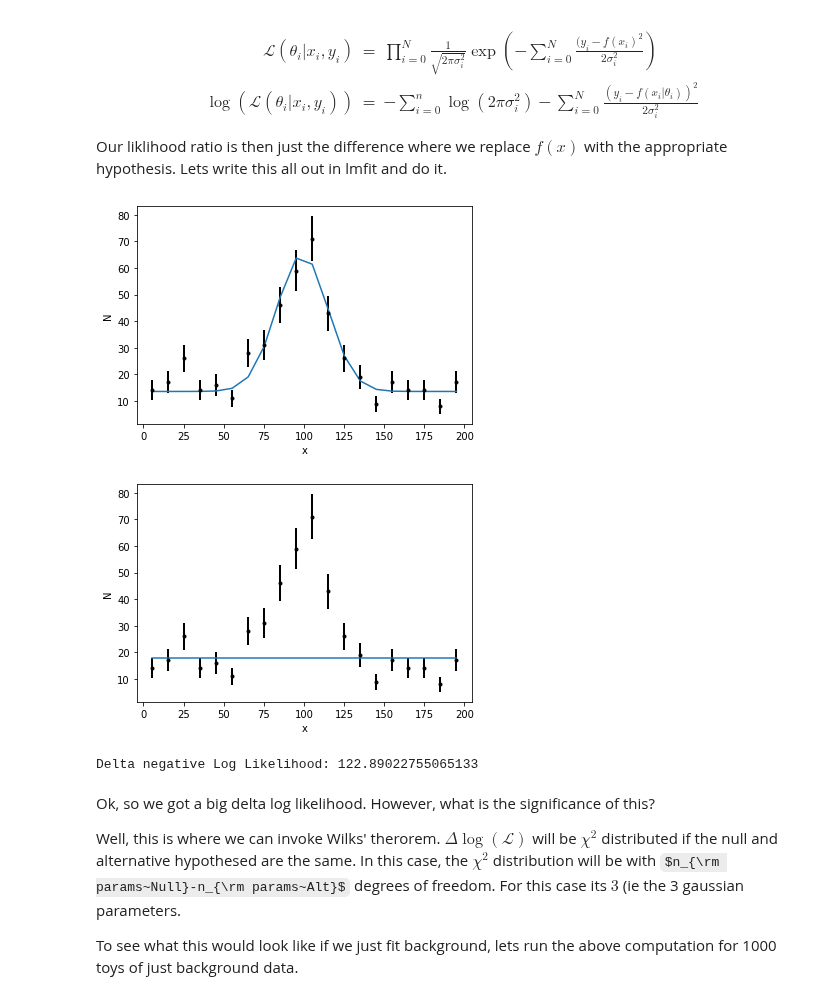
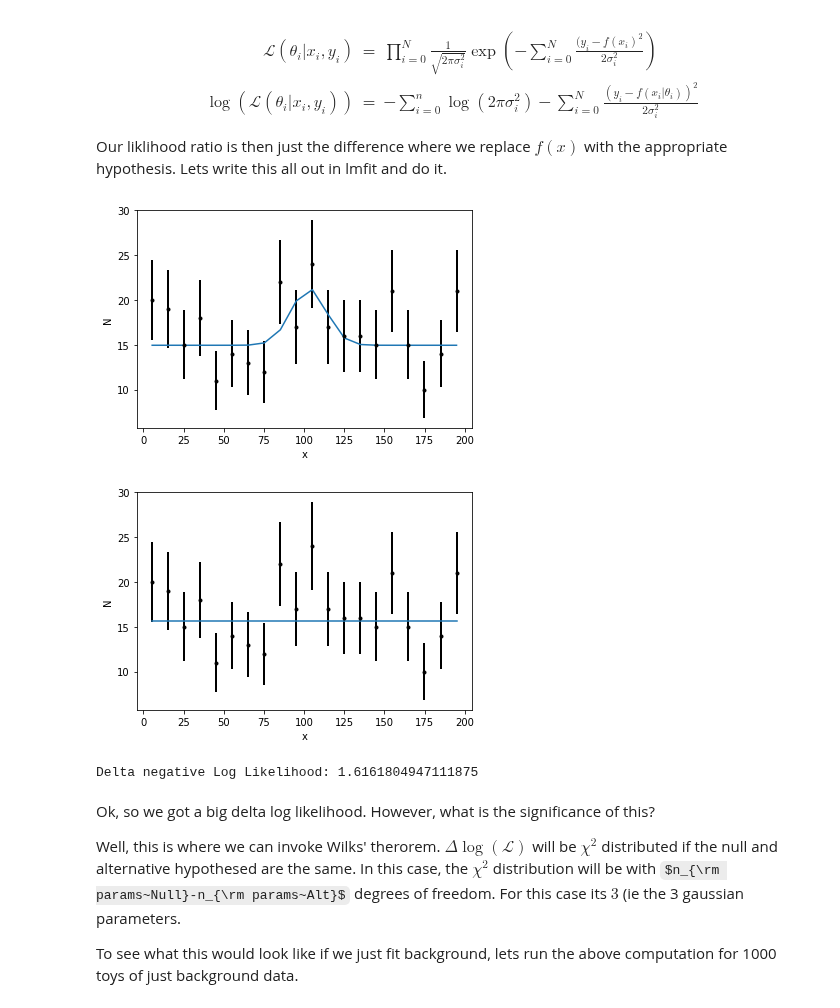
Before and after one commit to MIT-8s50/course, a Jupyter notebook: Lecture8/Lecture08_v1.ipynb, the cells around one changed output. Drawn from its saved outputs; the diff is of its cells as text; code cells hidden in the pictures; some formulas as TeX source.

```diff
--- a/Lecture8/Lecture08_v1.ipynb
+++ b/Lecture8/Lecture08_v1.ipynb
@@ -90,3 +90,23 @@ plt.show()
 ### challenge question
 
 What does $f(x)=\sin(x)$ convoled with a gaussian look like? How does it change by the resolution of the gaussian?
+# %%
+def func(x):
+    return np.sin(x)*x
+
+#now lets plot
+fig, ax = plt.subplots()
+x_in=np.linspace(-10, 15, 100)
+func_out=func(x_in)
+gaus_out=gaussian(x_in)
+conv_out=convolve(gaussian,func,x_in)
+conv2_out=convolve(gaussian,func,x_in,sigma=2)
+
+ax.plot(x_in,func_out,label='sin(x)')
+ax.plot(x_in,gaus_out,label='gaussian')
+ax.plot(x_in,conv_out,label='convolved')
+ax.plot(x_in,conv2_out,label='convolved($\sigma=2$)')
+ax.set(xlabel='x(t)', ylabel='y(t)',title='Convolutions')
+ax.grid()
+plt.legend()
+plt.show()
@@ -93,7 +115,7 @@ What does $f(x)=\sin(x)$ convoled with a gaussian look like? How does it change
 # %%
 #answer
-def sin(x):
-    return np.sin(x)
+def func(x):
+    return np.sin(x)*x
 
 #now lets plot
 fig, ax = plt.subplots()
@@ -972,6 +994,11 @@ def loglikelihoodGaus(isample,mu0=-1,sigma0=-1):
         sigmahat2=sum(sigmahat2)
     val=-n/2*(np.log(2*np.pi*sigmahat2)+1)
     return val
+
+hypoth=loglikelihoodGaus(testSamplesB,0) #compute with a fixed mean of 0
+null  =loglikelihoodGaus(testSamplesB) #compute with mean floating
+val=-2*(hypoth-null)
+print(val)
 
 def sampleGaus(iMean,iNToy=10000):
     ntoys=iNToy
@@ -1015,7 +1043,7 @@ Now lets consider doing our test with a more realistic example. What if we want
 # %%
 #First lets make a data sample and fit it
 bkg = np.random.uniform(0,200, 300)
-sig = np.random.normal (100,15,200)
+sig = np.random.normal (100,15,40)
 data = np.append(sig,bkg)
 y, bin_edges = np.histogram(data, bins=20)
 ys, bin_edges = np.histogram(sig, bins=bin_edges)
@@ -1023,8 +1051,8 @@ yb, bin_edges = np.histogram(bkg, bins=bin_edges)
 
 bin_centers = 0.5*(bin_edges[1:] + bin_edges[:-1])
 plt.errorbar(bin_centers, y,yerr= y**0.5,marker='.',linestyle = 'None', color = 'black')
-plt.errorbar(bin_centers,yb,yerr=ys**0.5,marker='.',linestyle = '-', color = 'red',label='bkg')
-plt.errorbar(bin_centers,ys,yerr=yb**0.5,marker='.',linestyle = '-', color = 'blue',label='signal')
+#plt.errorbar(bin_centers,yb,yerr=ys**0.5,marker='.',linestyle = '-', color = 'red',label='bkg')
+#plt.errorbar(bin_centers,ys,yerr=yb**0.5,marker='.',linestyle = '-', color = 'blue',label='signal')
 plt.xlabel("x")
 plt.ylabel("N")
 plt.legend()
@@ -1054,6 +1083,7 @@ For each of these we can define the likelihood by summing over our $N$ bins with
 Our liklihood ratio is then just the difference where we replace $f(x)$ with the appropriate hypothesis. Lets write this all out in lmfit and do it.
 # %%
 from scipy.stats import norm
+import lmfit
 
 def fNull(params,x):
     val = norm.pdf(x,params["mu"],params["sigma"])
@@ -1064,38 +1094,38 @@ def fAlt(params,x):
 
 def binnedLikelihood(params, x, ydata, weights, func):
     y_model= func(params,x)
-    residarr = np.sqrt(((y_model - ydata)/weights)**2 + 2*np.log(2*np.pi*weights**2))
+    residarr = np.sqrt(((y_model - ydata)/(2*weights))**2 + np.log(2*np.pi*weights**2))
     return residarr
 
 def fitData(iX,iY,iFunc,iPlot=False):
     params = lmfit.Parameters()
     params.add('c',    value=1,min=0,max=np.inf)
     params.add('mu',   value=100,min=0,max=200)
     params.add('sigma',value=10,min=0,max=200)
     params.add('amp',  value=20,min=0,max=np.inf)
     result = lmfit.minimize(binnedLikelihood, params, args=(iX,iY,(iY**0.5),iFunc))
     #lmfit.report_fit(result)
     if iPlot:
         #Now we plot it.
         plt.errorbar(iX, iY,np.sqrt(iY), lw=2,fmt=".k", capsize=0)
         plt.plot(iX,iFunc(result.params,iX))
         plt.xlabel("x")
         plt.ylabel("N")
         plt.show()
     return result.residual
 
 def deltaNLL(x,y,iPlot=False):
     LLNull=fitData(x,y,fNull,iPlot)
     LLAlt=fitData(x,y,fAlt,iPlot)
-    return np.sum(LLAlt*LLAlt)-np.sum(LLNull*LLNull)
+    return 2.*(np.sum(LLAlt*LLAlt)-np.sum(LLNull*LLNull))
 
 x=bin_centers
 NLL = deltaNLL(x,y,True)
 print("Delta negative Log Likelihood:",NLL)
 # %% [output]
-[figure, old version]
+[figure, new version]
-[figure, old version]
+[figure, new version]
-Delta negative Log Likelihood: 122.89022755065133
+Delta negative Log Likelihood: 1.6161804947111875
 # %% [markdown]
 Ok, so we got a big delta log likelihood. However, what is the significance of this?
 
```
Also changed, not shown: parts of 11 cells of this notebook, 13 other files.
